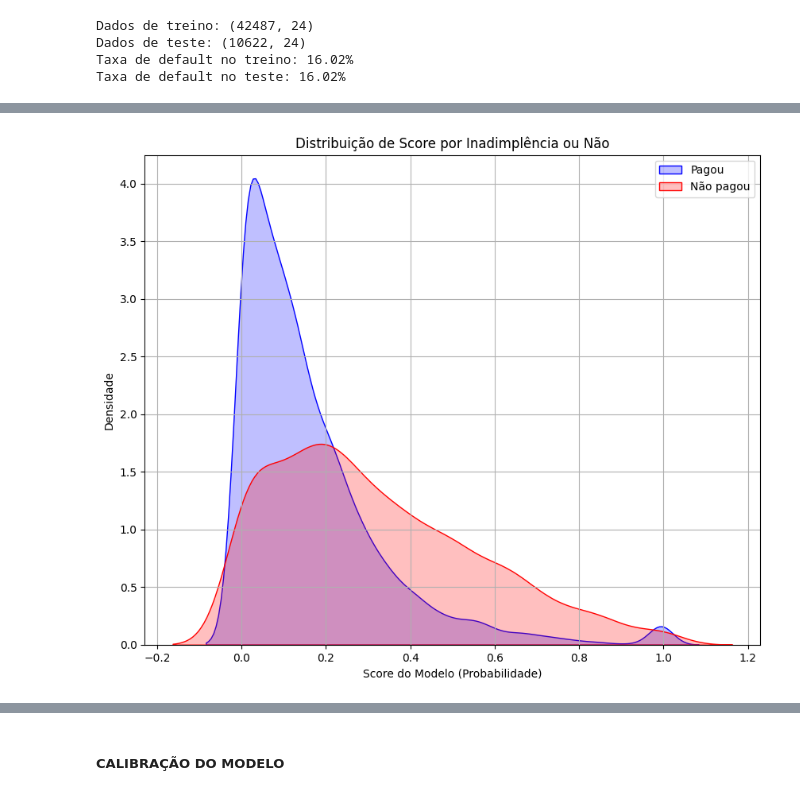
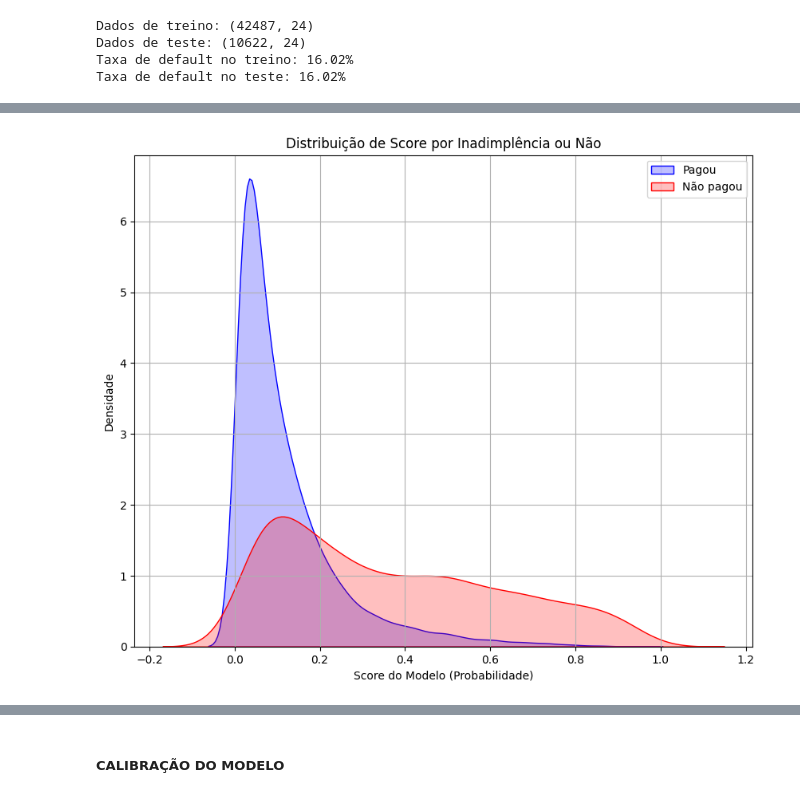
Before and after one commit to josieleferreira/credito_fintech, a Jupyter notebook: notebooks/Modelo_final.ipynb, the cells around one changed output, grey strips where cells are left out. Cells and saved outputs as stored; diff of their text form; code cells hidden in the pictures.

Commit message:
fix/retreino do modelo em produção

```diff
--- a/notebooks/Modelo_final.ipynb
+++ b/notebooks/Modelo_final.ipynb
@@ -431,0 +282,13 @@ Métricas com threshold ótimo:
+# %%
+model = RandomForestClassifier(n_estimators=100, random_state=42)
+pipe = build_pipeline(model)
+
+# Fit apenas até o target encoder (antes do classificador)
+pipe_no_model = Pipeline(pipe.steps[:-1])  # todas as etapas exceto o classificador
+pipe_no_model.fit(X_train, y_train)        # precisa passar y_train para target encoding
+
+# Transformar
+X_transformed = pipe_no_model.transform(X_train)
+
+# Ver o head
+print(X_transformed.head())
@@ -431,0 +315,18 @@ Métricas com threshold ótimo:
+# %%
+# Definir modelo
+xgb_model = XGBClassifier(
+    n_estimators=200,
+    max_depth=5,
+    learning_rate=0.1,
+    subsample=0.8,
+    colsample_bytree=0.8,
+    random_state=42,
+    use_label_encoder=False,
+    eval_metric='logloss'
+)
+# %%
+# Substituir o classificador no pipeline pelo XGBoost
+pipe_xgb = build_pipeline(xgb_model)
+
+# Treinar no dataset de treino
+pipe_xgb.fit(X_train, y_train)
@@ -431,0 +356,8 @@ Métricas com threshold ótimo:
+# %%
+#  Predições
+y_pred = pipe_xgb.predict(X_test)
+y_proba = pipe_xgb.predict_proba(X_test)[:, 1]  # probabilidade da classe 1 (default)
+
+# Classification report
+print("Classification Report:")
+print(classification_report(y_test, y_pred))
@@ -432,12 +421,12 @@ Métricas com threshold ótimo:
 # %%
 fig, ax = plt.subplots(1, 1, figsize=(10, 8))
-sns.kdeplot(y_proba_P[y_test == 0], ax=ax, color="b", fill=True, label='Pagou')
-sns.kdeplot(y_proba_P[y_test == 1], ax=ax, color="r", fill=True, label='Não pagou')
+sns.kdeplot(y_proba[y_test == 0], ax=ax, color="b", fill=True, label='Pagou')
+sns.kdeplot(y_proba[y_test == 1], ax=ax, color="r", fill=True, label='Não pagou')
 plt.title("Distribuição de Score por Inadimplência ou Não")
 plt.xlabel("Score do Modelo (Probabilidade)")
 plt.ylabel("Densidade")
 plt.legend()
 plt.grid(True)
 plt.show()
 # %% [output]
-[figure, old version]
+[figure, new version]
```
Also changed, not shown: parts of 57 cells of this notebook, 1 other file.
